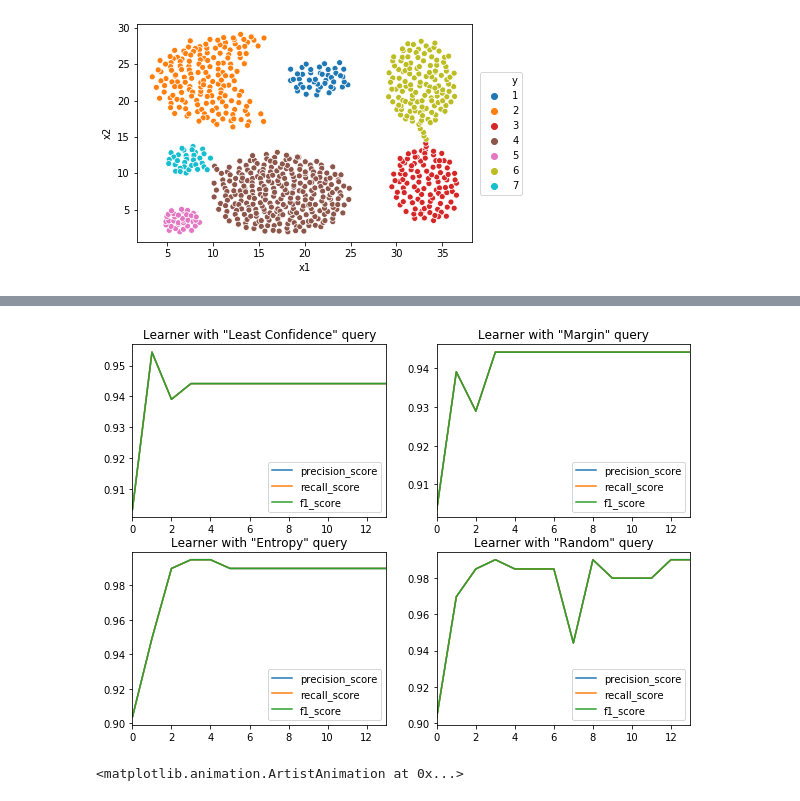
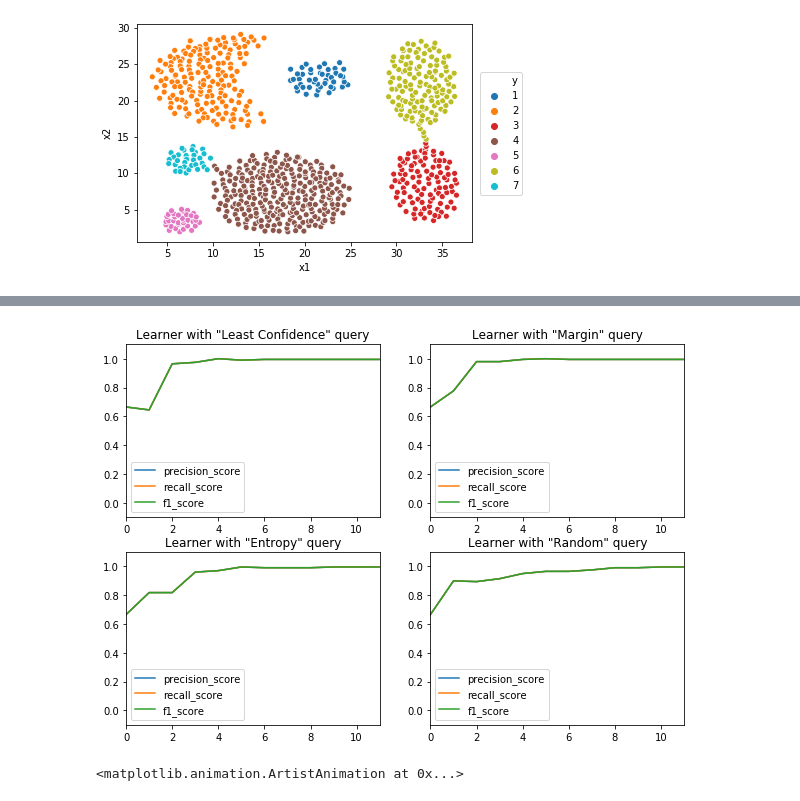
Before and after one commit to mahdiou-diallo/ActiveLearning, a Jupyter notebook: notebook.ipynb, the cells around one changed output, grey strips where cells are left out. Drawn from its saved outputs; the diff is of its cells as text; code cells hidden in the pictures.

```diff
--- a/notebook.ipynb
+++ b/notebook.ipynb
@@ -246,4 +192,5 @@ init_size = 40
 # %%
-lc_learner = ActiveLearner(classifier(**clf_params), strategy='least_conf')
+clf = clone(classifier, safe=False)
+lc_learner = ActiveLearner(clf, strategy='least_conf')
 lc_oracle = Oracle(lc_learner, metrics=[precision_score, recall_score, f1_score])
 lc_oracle.fit(X_train, y_train, X_test, y_test, batch_size=batch_size, init_size=init_size)
@@ -268,6 +197,7 @@ Please also refer to the documentation for alternative solver options:
 # %%
 init_idx = lc_oracle.time_chosen_ == -1
 # %%
-margin_learner = ActiveLearner(classifier(**clf_params), strategy='margin')
+clf = clone(classifier, safe=False)
+margin_learner = ActiveLearner(clf, strategy='margin')
 margin_oracle = Oracle(margin_learner, metrics=[precision_score, recall_score, f1_score])
 margin_oracle.fit(X_train, y_train, X_test, y_test, batch_size=batch_size, init_labels_idx=init_idx)
@@ -292,4 +204,5 @@ Please also refer to the documentation for alternative solver options:
 # %%
-entropy_learner = ActiveLearner(classifier(**clf_params), strategy='entropy')
+clf = clone(classifier, safe=False)
+entropy_learner = ActiveLearner(clf, strategy='entropy')
 entropy_oracle = Oracle(entropy_learner, metrics=[precision_score, recall_score, f1_score])
 entropy_oracle.fit(X_train, y_train, X_test, y_test, batch_size=batch_size, init_labels_idx=init_idx)
@@ -314,4 +209,5 @@ Please also refer to the documentation for alternative solver options:
 # %%
-rand_learner = ActiveLearner(classifier(**clf_params), strategy='random')
+clf = clone(classifier, safe=False)
+rand_learner = ActiveLearner(clf, strategy='random')
 rand_oracle = Oracle(rand_learner, metrics=[precision_score, recall_score, f1_score])
 rand_oracle.fit(X_train, y_train, X_test, y_test, batch_size=batch_size, init_labels_idx=init_idx)
@@ -336,19 +214,27 @@ Please also refer to the documentation for alternative solver options:
 # %%
 fig = plt.figure(figsize=(10,7))
 ax = plt.subplot(221)
 lc_oracle.performance_scores_.plot(ax=ax)
+ax.set_ylim(-.1, 1.1)
 ax.set_title('Learner with "Least Confidence" query')
+
 ax = plt.subplot(222)
 margin_oracle.performance_scores_.plot(ax=ax)
+ax.set_ylim(-.1, 1.1)
 ax.set_title('Learner with "Margin" query')
+
 ax = plt.subplot(223)
 entropy_oracle.performance_scores_.plot(ax=ax)
+ax.set_ylim(-.1, 1.1)
 ax.set_title('Learner with "Entropy" query')
+
+
 ax = plt.subplot(224)
 rand_oracle.performance_scores_.plot(ax=ax)
+ax.set_ylim(-.1, 1.1)
 ax.set_title('Learner with "Random" query');
 # %% [output]
-[figure, old version]
+[figure, new version]
 # %%
 choice_order = lc_oracle.time_chosen_.copy()
 models = lc_oracle.models_
```
Also changed, not shown: parts of 13 cells of this notebook, 1 other file.
